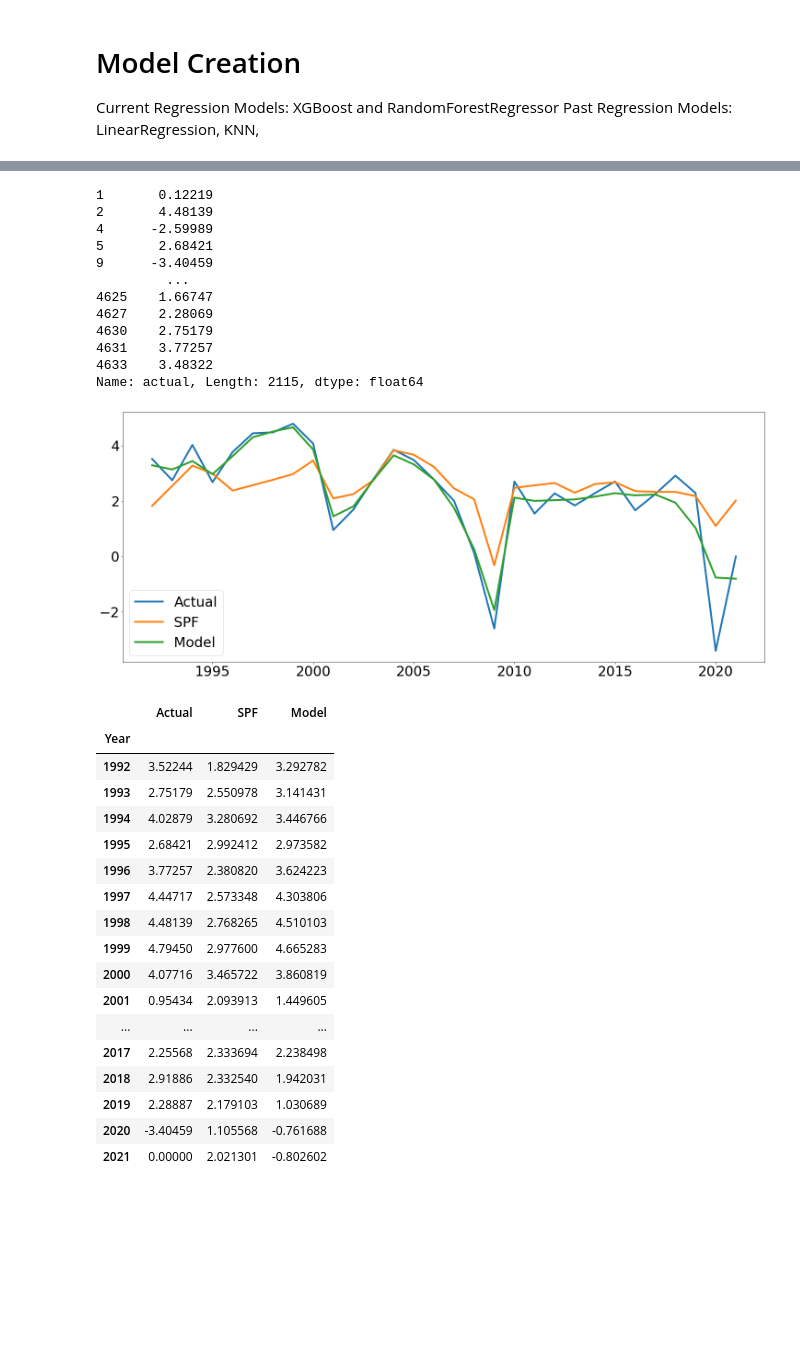
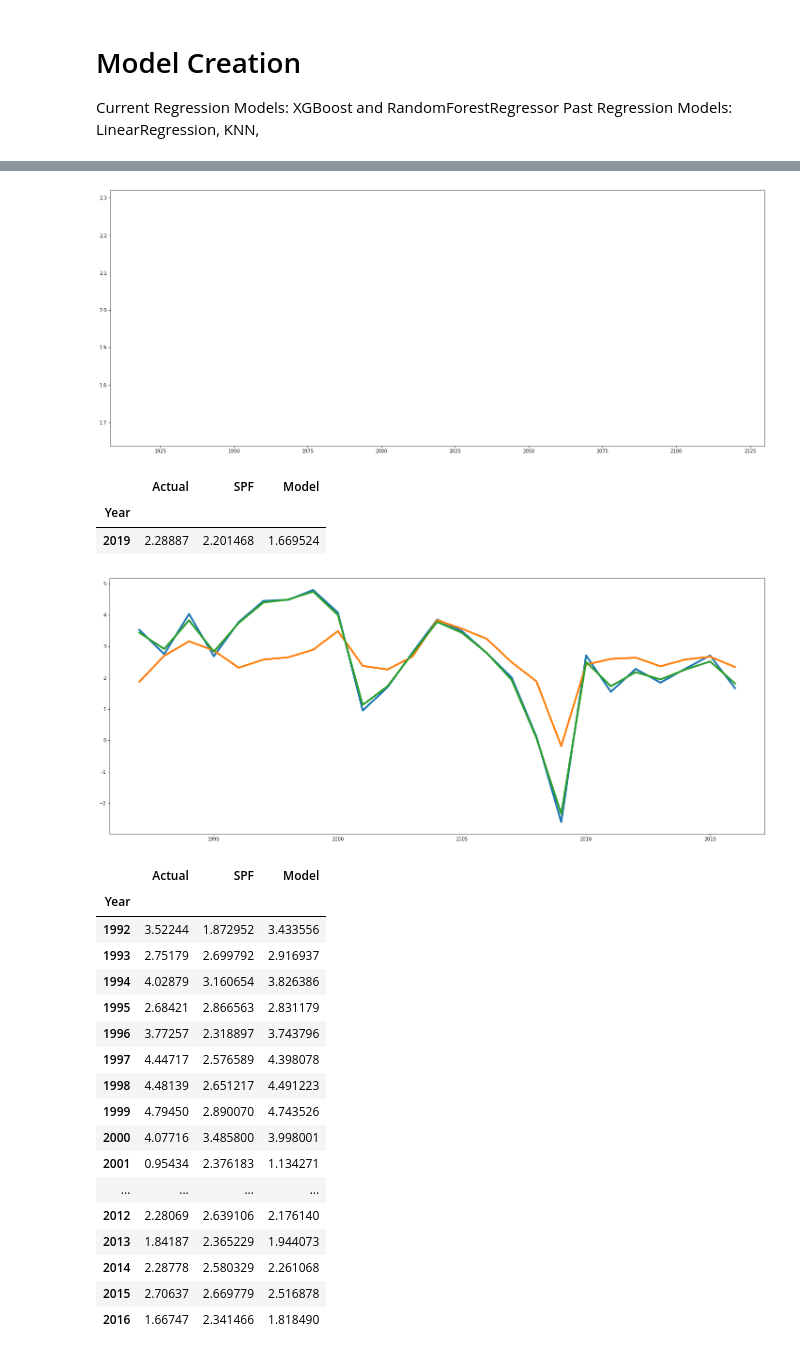
Before and after one commit to mbearw-berkeley/W210-Capstone, a Jupyter notebook: models/RegressionModel Class notebook.ipynb, the cells around one changed output, grey strips where cells are left out. Saved outputs shown, nothing was run; the diff lists cells and outputs as text; code cells hidden in the pictures; blank space fills up the shorter version.

```diff
--- a/models/RegressionModel Class notebook.ipynb
+++ b/models/RegressionModel Class notebook.ipynb
@@ -22,0 +62,3 @@ Past Regression Models: LinearRegression, KNN,
+# %%
+test = data[data["YEAR BEING FORECAST"]==2019]
+test
@@ -23,7 +79,7 @@ Past Regression Models: LinearRegression, KNN,
 # %%
-train=pd.read_csv("../data/TrainingData/train.csv")
-test=pd.read_csv("../data/TestData/test.csv")
-val=pd.read_csv("../data/ValidationData/val.csv")
+# train=pd.read_csv("../data/TrainingData/train.csv")
+# test=pd.read_csv("../data/TestData/test.csv")
+# val=pd.read_csv("../data/ValidationData/val.csv")
 # %%
 predict = pd.read_csv("../data/PredictionData/predict_set.csv")
 predict["actual"] = ["Unknown" for i in np.arange(len(predict["actual"]))]
@@ -145,6 +198,8 @@ class RegressionModel:
             axes[i].set_title(score)
             axes[i].set_xlabel("Economic Measures")
             axes[i].set_ylabel("Score")
+            axes[i].tick_params(axis='x', labelsize= 20)
+            axes[i].tick_params(axis='y', labelsize= 20)
         return plt.show()
 
     def run_test(self):
@@ -153,14 +208,13 @@ class RegressionModel:
 
 
 
-    def annual_performance(self, model_type, variable_name,dataset=val, plot=True):
+    def annual_performance(self, model_type, variable_name,dataset=val, plot=True,tick=True):
         assert variable_name in self.measures
         model = self.get_model_type(model_type)[variable_name]
         preds = self.get_predictions(model,variable_name,dataset)
         actuals = dataset[dataset["INDICATOR"]==variable_name]['actual']
         spf_preds = dataset[dataset["INDICATOR"]==variable_name]['pred_average']
         years = dataset[dataset["INDICATOR"]==variable_name]['YEAR BEING FORECAST']
-        print(actuals)
         frame = pd.DataFrame({"Actual": actuals, "SPF": spf_preds, "Model": preds, "Year": years})
         grouped = frame.groupby("Year").mean()
         self.years = years
@@ -174,9 +228,14 @@ class RegressionModel:
             labels = ["Actual", "SPF", "Model"]
             #plt.xlabel("Year",size=30)
             #plt.ylabel("Percent Change", size=30)
-            plt.legend(labels,loc="lower left",prop={'size': 30})
-            ax.tick_params(axis='both', which='major', labelsize=30)
-            ax.tick_params(axis='both', which='minor', labelsize=30)
+            if not tick:
+                ax.set_yticklabels([])
+                ax.set_xticklabels([])
+                plt.xlabel("")
+                plt.ylabel("")
+#             plt.legend(labels,loc="lower left",prop={'size': 30})
+#             ax.tick_params(axis='both', which='major', labelsize=30)
+#             ax.tick_params(axis='both', which='minor', labelsize=30)
             plt.show()
 
         return grouped
@@ -218,6 +277,6 @@ class RegressionModel:
         grouped = frame.groupby("Year").mean()
         return grouped
 # %%
-rf = RegressionModel("RandomForest", RandomForestRegressor(),True)
+rf = RegressionModel("RandomForest", RandomForestRegressor())
 # %% [output]
 initial models fitted
@@ -259,35 +311,30 @@ rf.future_predictions("Optimized","Core PCE")
+# %%
+rf.annual_performance("Initial","RealGDP",test)
+# %% [output]
+[figure, added]
+|  | Actual | SPF | Model |
+| Year |  |  |  |
+| 2019 | 2.28887 | 2.201468 | 1.669524 |
 # %%
-rf.annual_performance("Initial","RealGDP")
+rf.annual_performance("Initial","RealGDP",train)
 # %% [output]
-1       0.12219
-2       4.48139
-4      -2.59989
-5       2.68421
-9      -3.40459
-         ...
-4625    1.66747
-4627    2.28069
-4630    2.75179
-4631    3.77257
-4633    3.48322
-Name: actual, Length: 2115, dtype: float64
-[figure, old version]
+[figure, new version]
 |  | Actual | SPF | Model |
 | Year |  |  |  |
-| 1992 | 3.52244 | 1.829429 | 3.292782 |
-| 1993 | 2.75179 | 2.550978 | 3.141431 |
-| 1994 | 4.02879 | 3.280692 | 3.446766 |
-| 1995 | 2.68421 | 2.992412 | 2.973582 |
-| 1996 | 3.77257 | 2.380820 | 3.624223 |
-| 1997 | 4.44717 | 2.573348 | 4.303806 |
-| 1998 | 4.48139 | 2.768265 | 4.510103 |
-| 1999 | 4.79450 | 2.977600 | 4.665283 |
-| 2000 | 4.07716 | 3.465722 | 3.860819 |
-| 2001 | 0.95434 | 2.093913 | 1.449605 |
+| 1992 | 3.52244 | 1.872952 | 3.433556 |
+| 1993 | 2.75179 | 2.699792 | 2.916937 |
+| 1994 | 4.02879 | 3.160654 | 3.826386 |
+| 1995 | 2.68421 | 2.866563 | 2.831179 |
+| 1996 | 3.77257 | 2.318897 | 3.743796 |
+| 1997 | 4.44717 | 2.576589 | 4.398078 |
+| 1998 | 4.48139 | 2.651217 | 4.491223 |
+| 1999 | 4.79450 | 2.890070 | 4.743526 |
+| 2000 | 4.07716 | 3.485800 | 3.998001 |
+| 2001 | 0.95434 | 2.376183 | 1.134271 |
 | ... | ... | ... | ... |
-| 2017 | 2.25568 | 2.333694 | 2.238498 |
-| 2018 | 2.91886 | 2.332540 | 1.942031 |
-| 2019 | 2.28887 | 2.179103 | 1.030689 |
-| 2020 | -3.40459 | 1.105568 | -0.761688 |
-| 2021 | 0.00000 | 2.021301 | -0.802602 |
+| 2012 | 2.28069 | 2.639106 | 2.176140 |
+| 2013 | 1.84187 | 2.365229 | 1.944073 |
+| 2014 | 2.28778 | 2.580329 | 2.261068 |
+| 2015 | 2.70637 | 2.669779 | 2.516878 |
+| 2016 | 1.66747 | 2.341466 | 1.818490 |
 # %%
```
Also changed, not shown: parts of 31 cells of this notebook, 13 other files.
